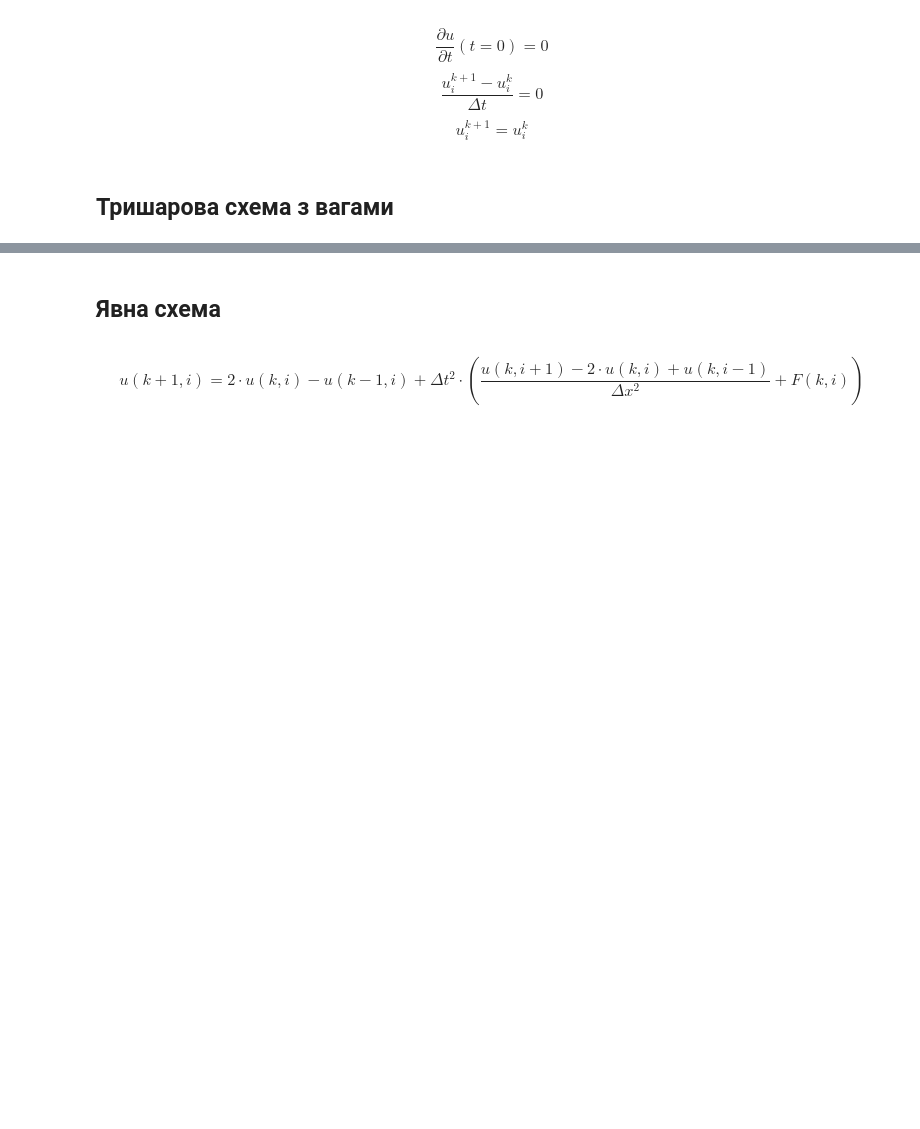
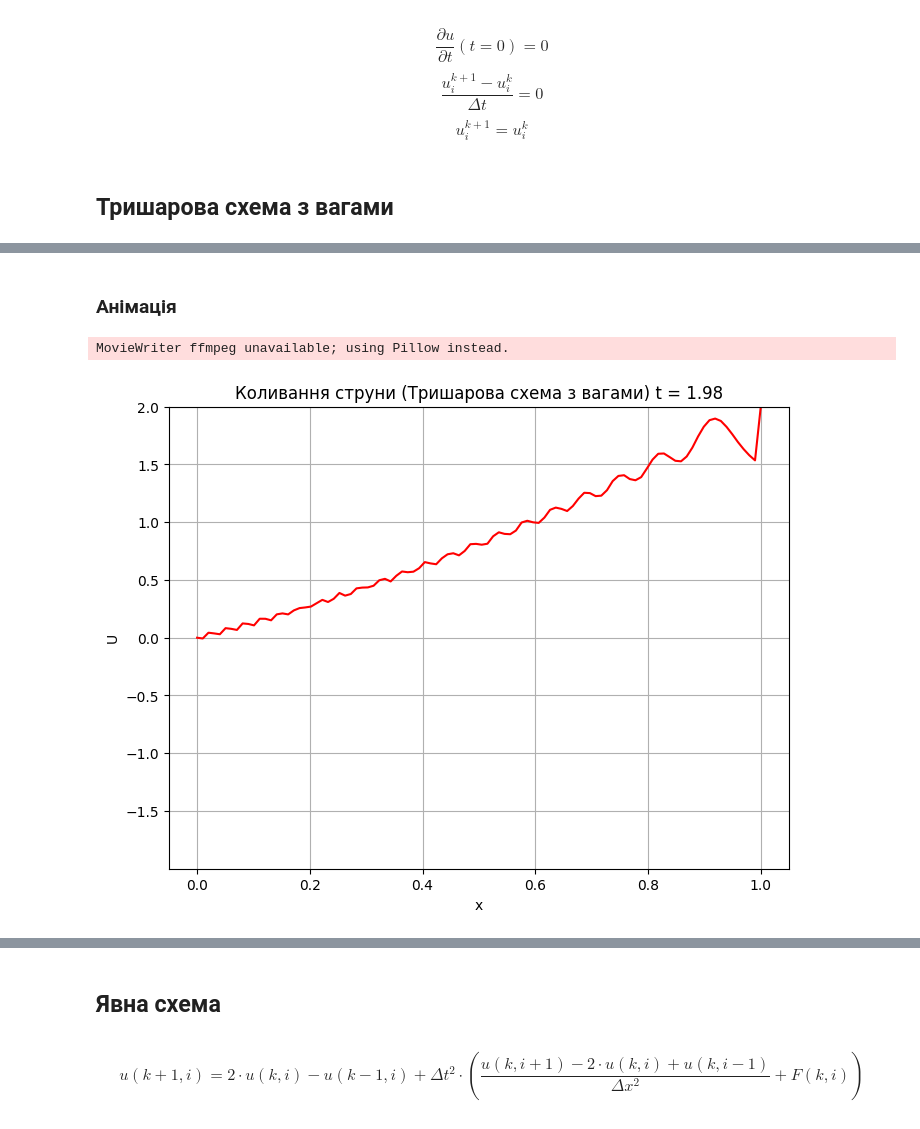
Before and after one commit to KlymentievMaksym/MetOb, a Jupyter notebook: RGR/RGR.ipynb, the cells around one changed output, grey strips where cells are left out. Drawn from its saved outputs; the diff is of its cells as text; code cells hidden in the pictures; blank space fills up the shorter version.

```diff
--- a/RGR/RGR.ipynb
+++ b/RGR/RGR.ipynb
@@ -71,0 +311,29 @@ $$ u_i^{k+1} = u_i^{k}$$
+# %% [markdown]
+### Анімація
+# %%
+fig, ax = plt.subplots(figsize=(8, 6))
+line = ax.plot(x, U[0], "r")[0]
+
+ax.set_title("Коливання струни (Тришарова схема з вагами) t = 0")
+ax.set_ylim(U.min(), U.max())
+ax.set_xlabel("x")
+ax.set_ylabel("U")
+ax.grid(True)
+every = 1000
+# every = 100
+# every = 10
+# every = 1
+
+def update(frame):
+    ax.set_title(f"Коливання струни (Тришарова схема з вагами) t = {np.round(t[frame * every], 2)}")
+    line.set_xdata(x)
+    line.set_ydata(U[frame * every])
+    return line
+
+anim = animation.FuncAnimation(fig, func=update, frames=U.shape[0]//every, interval=100)
+file_name = "./Images/Main_time_string.gif"
+anim.save(file_name, fps=20)
+plt.show()
+# %% [output]
+MovieWriter ffmpeg unavailable; using Pillow instead.
+[figure, added]
```
Also changed, not shown: parts of 28 cells of this notebook, 8 other files.
